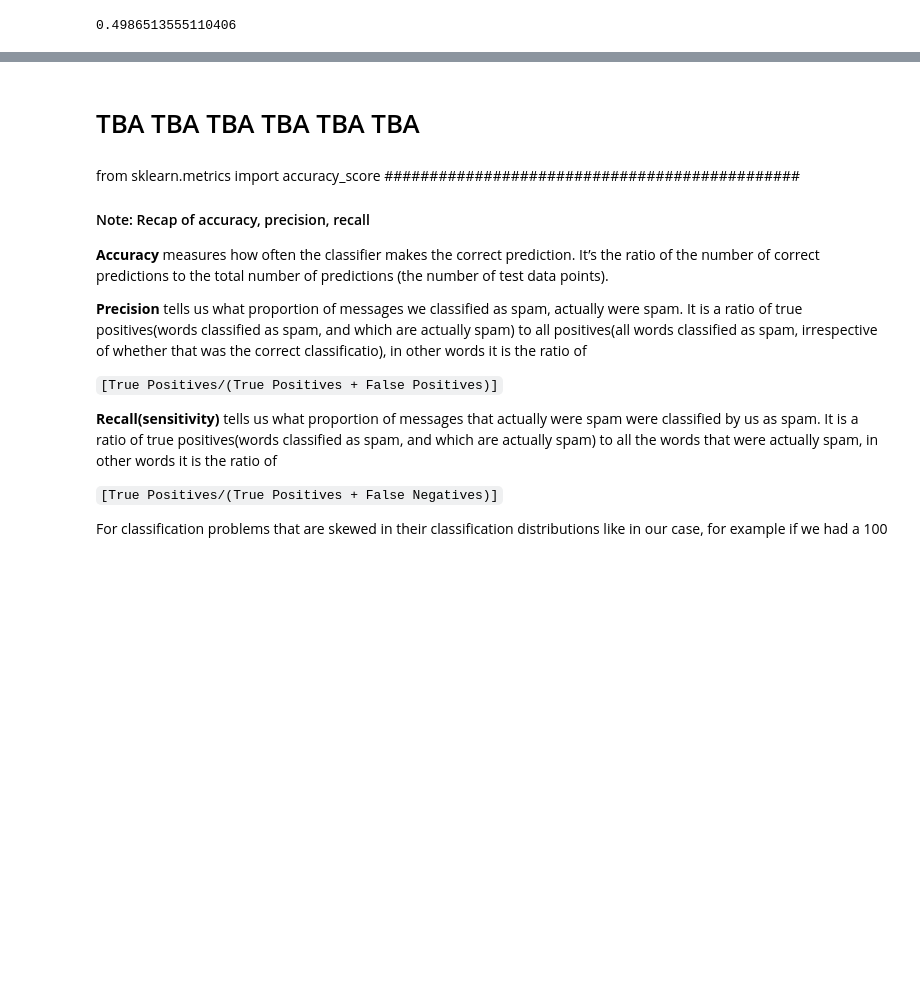
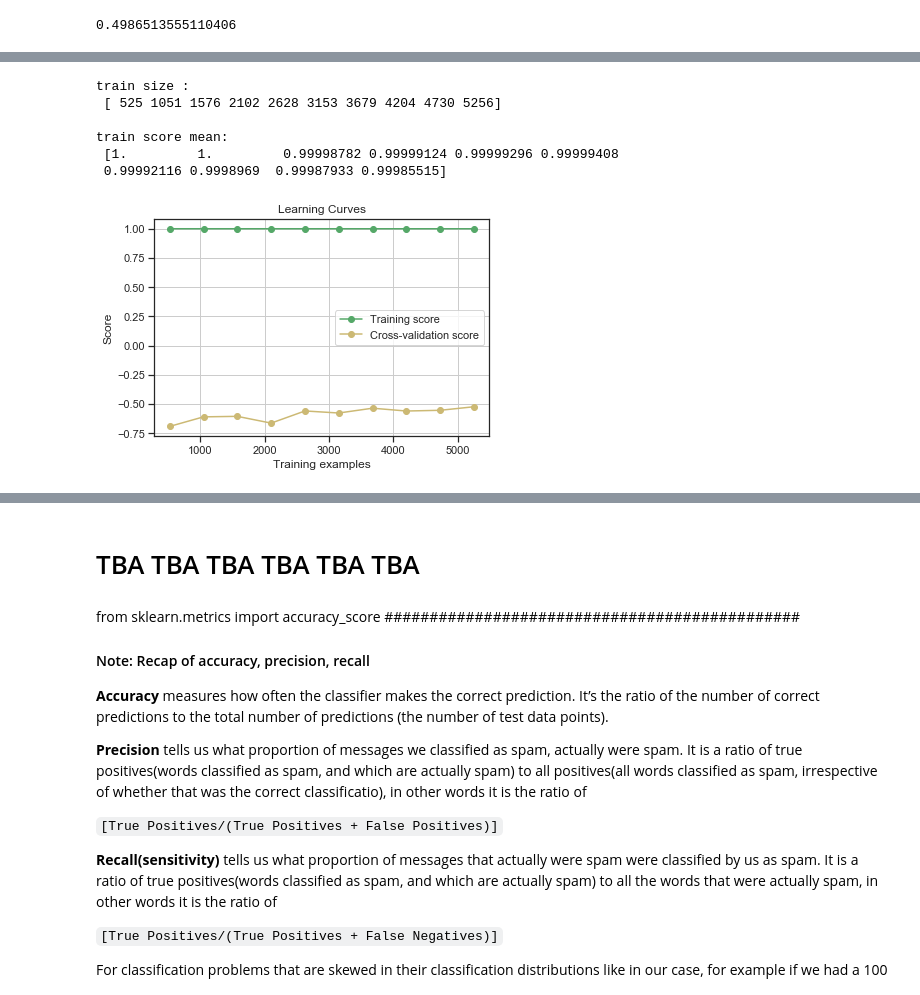
Before and after one commit to amrgaber249/Predicting-Google-Play-Store-Apps-Ratings, a Jupyter notebook: predicting_google_play_apps_ratings.ipynb, the cells around one changed output, grey strips where cells are left out. Drawn from its saved outputs; the diff is of its cells as text; code cells hidden in the pictures; blank space fills up the shorter version.

```diff
--- a/predicting_google_play_apps_ratings.ipynb
+++ b/predicting_google_play_apps_ratings.ipynb
@@ -862,0 +980,10 @@ From the looks of it, we found out that:
+# %%
+draw_learning_curves(gplay_prepared, gplay_labels, tree_reg, 10)
+# %% [output]
+train size :
+ [ 525 1051 1576 2102 2628 3153 3679 4204 4730 5256]
+
+train score mean:
+ [1.         1.         0.99998782 0.99999124 0.99999296 0.99999408
+ 0.99992116 0.9998969  0.99987933 0.99985515]
+[figure, added]
```
Also changed, not shown: parts of 27 cells of this notebook, 1 other file.
